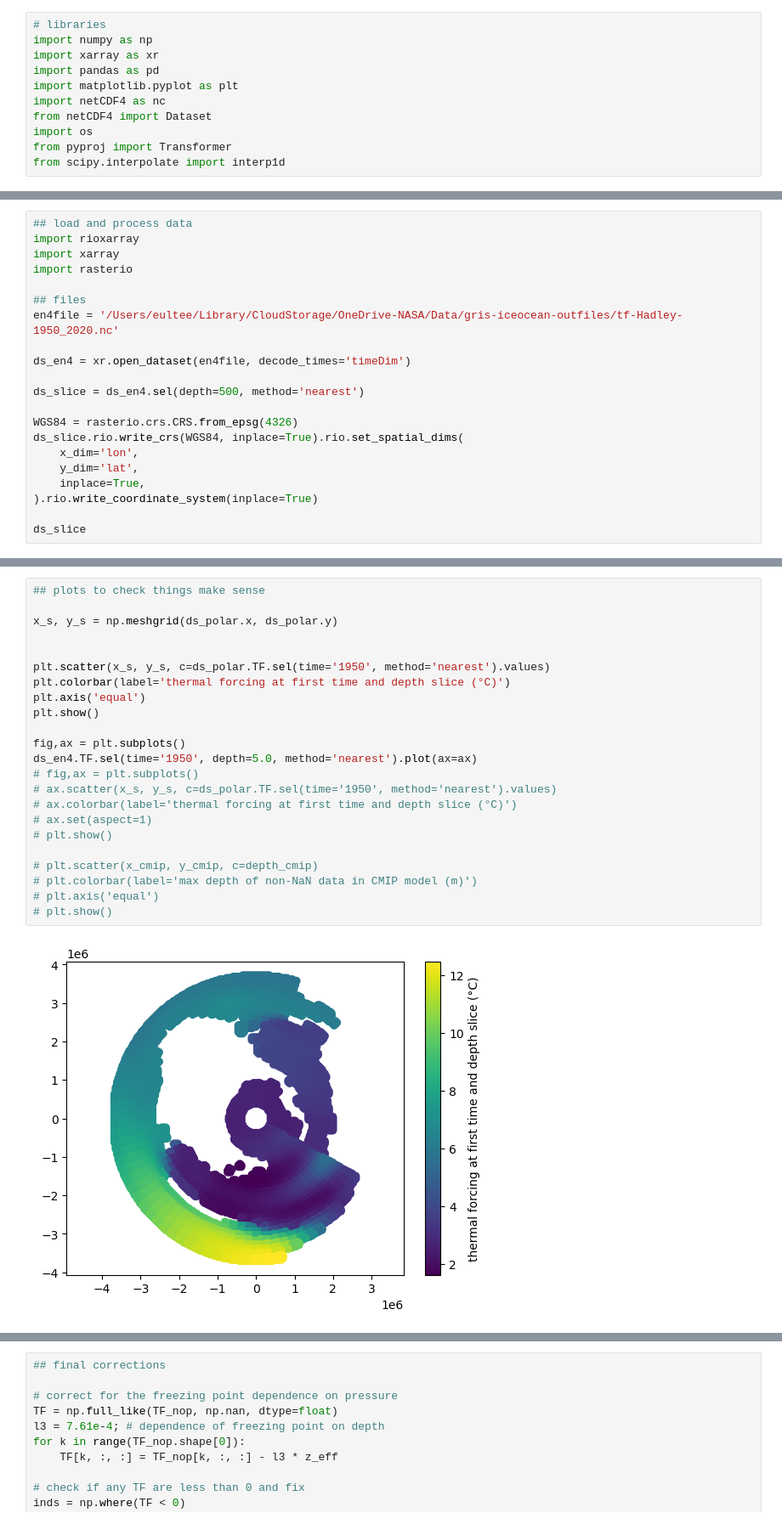
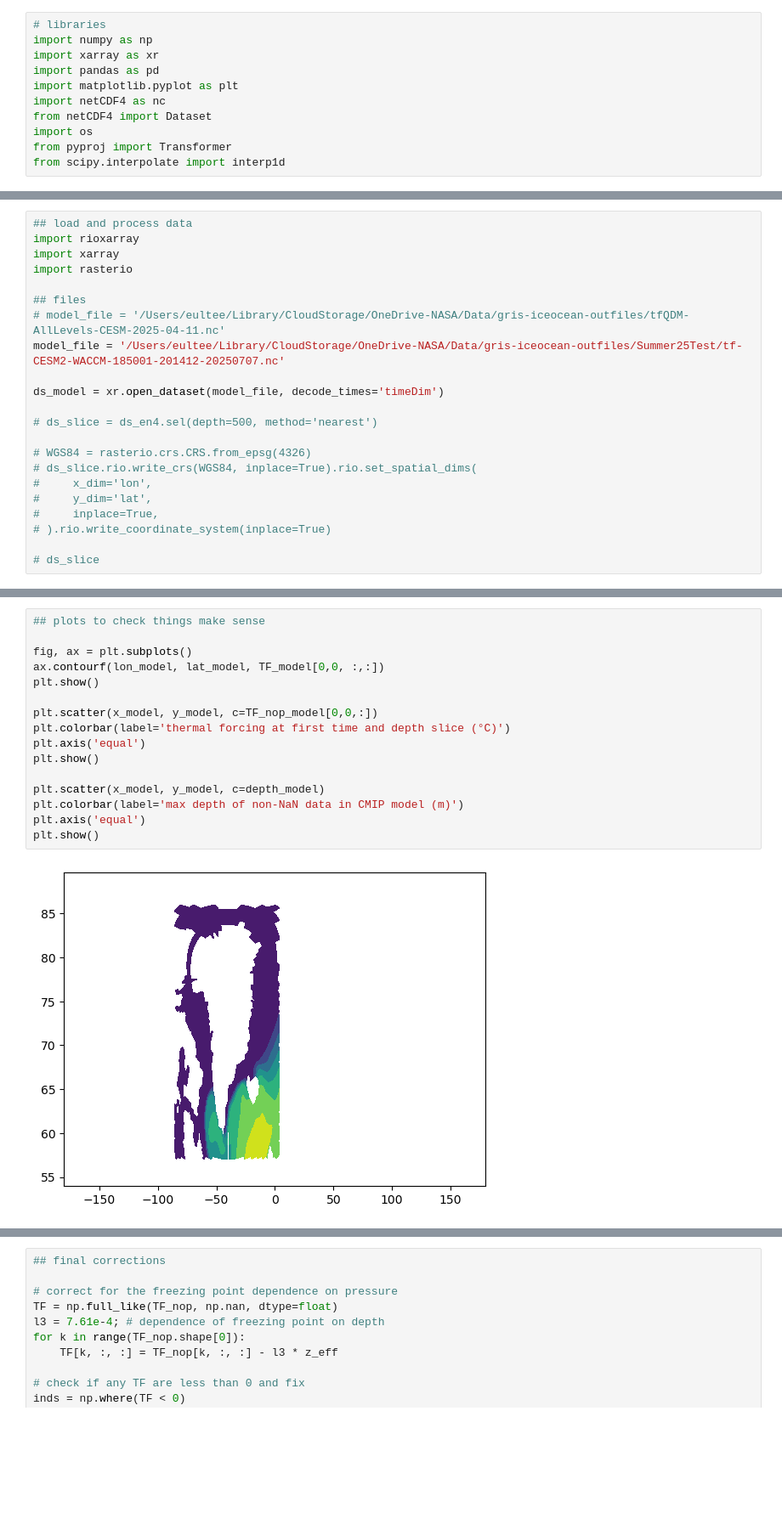
Before and after one commit to ehultee/gris-iceocean-process, a Jupyter notebook: Step3-To_ISMIP_Grid.ipynb, the cells around one changed output, grey strips where cells are left out. Shown: that part at 85% size. Drawn from its saved outputs; the diff is of its cells as text; blank space fills up the shorter version.

```diff
--- a/Step3-To_ISMIP_Grid.ipynb
+++ b/Step3-To_ISMIP_Grid.ipynb
@@ -48,17 +49,18 @@ import xarray
 import rasterio
 
 ## files
-en4file = '/Users/eultee/Library/CloudStorage/OneDrive-NASA/Data/gris-iceocean-outfiles/tf-Hadley-1950_2020.nc'
+# model_file = '/Users/eultee/Library/CloudStorage/OneDrive-NASA/Data/gris-iceocean-outfiles/tfQDM-AllLevels-CESM-2025-04-11.nc'
+model_file = '/Users/eultee/Library/CloudStorage/OneDrive-NASA/Data/gris-iceocean-outfiles/Summer25Test/tf-CESM2-WACCM-185001-201412-20250707.nc'
 
-ds_en4 = xr.open_dataset(en4file, decode_times='timeDim')
+ds_model = xr.open_dataset(model_file, decode_times='timeDim')
 
-ds_slice = ds_en4.sel(depth=500, method='nearest')
+# ds_slice = ds_en4.sel(depth=500, method='nearest')
 
-WGS84 = rasterio.crs.CRS.from_epsg(4326)
-ds_slice.rio.write_crs(WGS84, inplace=True).rio.set_spatial_dims(
-    x_dim='lon',
-    y_dim='lat',
-    inplace=True,
-).rio.write_coordinate_system(inplace=True)
+# WGS84 = rasterio.crs.CRS.from_epsg(4326)
+# ds_slice.rio.write_crs(WGS84, inplace=True).rio.set_spatial_dims(
+#     x_dim='lon',
+#     y_dim='lat',
+#     inplace=True,
+# ).rio.write_coordinate_system(inplace=True)
 
-ds_slice
+# ds_slice
@@ -182,25 +162,18 @@ Coordinates:
 # %%
 ## plots to check things make sense
 
-x_s, y_s = np.meshgrid(ds_polar.x, ds_polar.y)
+fig, ax = plt.subplots()
+ax.contourf(lon_model, lat_model, TF_model[0,0, :,:])
+plt.show()
 
-
-plt.scatter(x_s, y_s, c=ds_polar.TF.sel(time='1950', method='nearest').values)
+plt.scatter(x_model, y_model, c=TF_nop_model[0,0,:])
 plt.colorbar(label='thermal forcing at first time and depth slice (°C)')
 plt.axis('equal')
 plt.show()
 
-fig,ax = plt.subplots()
-ds_en4.TF.sel(time='1950', depth=5.0, method='nearest').plot(ax=ax)
-# fig,ax = plt.subplots()
-# ax.scatter(x_s, y_s, c=ds_polar.TF.sel(time='1950', method='nearest').values)
-# ax.colorbar(label='thermal forcing at first time and depth slice (°C)')
-# ax.set(aspect=1)
-# plt.show()
-
-# plt.scatter(x_cmip, y_cmip, c=depth_cmip)
-# plt.colorbar(label='max depth of non-NaN data in CMIP model (m)')
-# plt.axis('equal')
-# plt.show()
+plt.scatter(x_model, y_model, c=depth_model)
+plt.colorbar(label='max depth of non-NaN data in CMIP model (m)')
+plt.axis('equal')
+plt.show()
 # %% [output]
-[figure, old version]
+[figure, new version]
```
Also changed, not shown: parts of 18 cells of this notebook.
